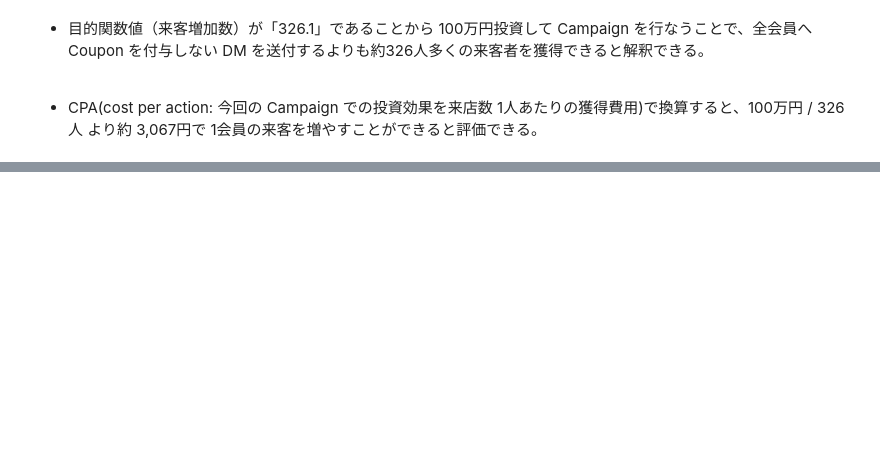
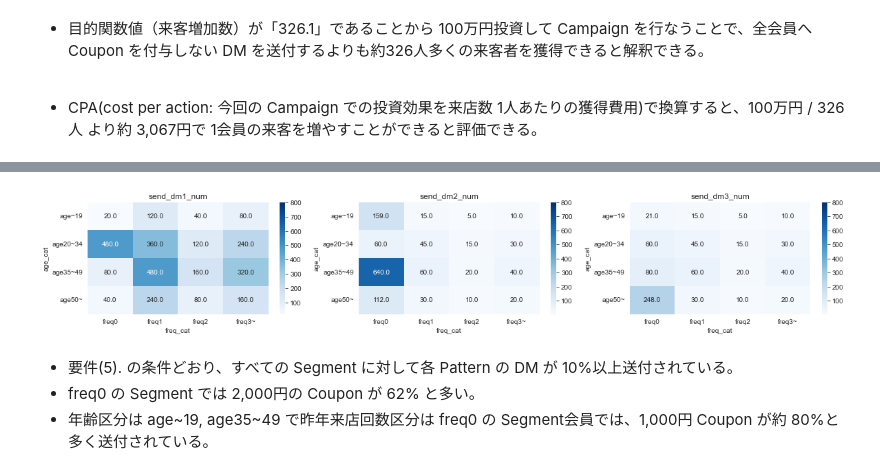
Before and after one commit to 1024xx4/py_mathematical_optimization, a Jupyter notebook: 4_coupon/coupon.ipynb, the cells around one changed output, grey strips where cells are left out. Saved outputs shown, nothing was run; the diff lists cells and outputs as text; code cells hidden in the pictures; blank space fills up the shorter version.

```diff
--- a/4_coupon/coupon.ipynb
+++ b/4_coupon/coupon.ipynb
@@ -294,0 +334,17 @@ Status: Optimal
+# %%
+# 各 Segment に対するそれぞれの DM の送付数
+ax = {}
+fig, (ax[0], ax[1], ax[2]) = plt.subplots(1, 3, figsize=(20, 3))
+for i, ptn in enumerate(['send_dm1', 'send_dm2', 'send_dm3']):
+    cust_send_pivot_df = pd.pivot_table(data=cust_send_df, values=ptn, columns='freq_cat', index='age_cat',
+                                        aggfunc='sum')
+    cust_send_pivot_df = cust_send_pivot_df.reindex(['age~19', 'age20~34', 'age35~49', 'age50~'])
+    sns.heatmap(cust_send_pivot_df, annot=True, fmt='.1f', cmap='Blues', vmax=800, ax=ax[i])
+    ax[i].set_title(f'{ptn}_num')
+plt.show()
+# %% [output]
+[figure, added]
+# %% [markdown]
+- 要件(5). の条件どおり、すべての Segment に対して各 Pattern の DM が 10%以上送付されている。
+- freq0 の Segment では 2,000円の Coupon が 62% と多い。
+- 年齢区分は age~19, age35~49 で昨年来店回数区分は freq0 の Segment会員では、1,000円 Coupon が約 80%と多く送付されている。
```
Also changed, not shown: parts of 11 cells of this notebook.
